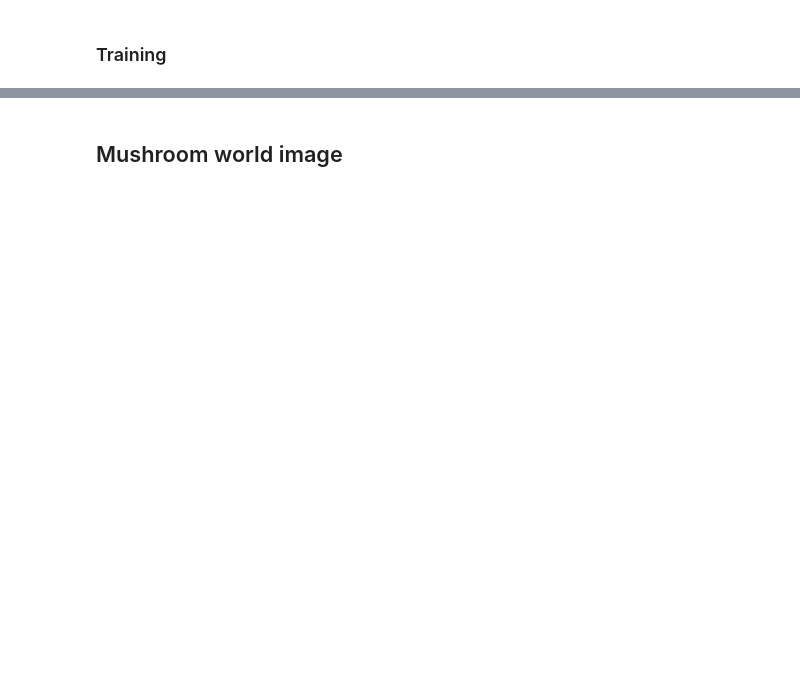
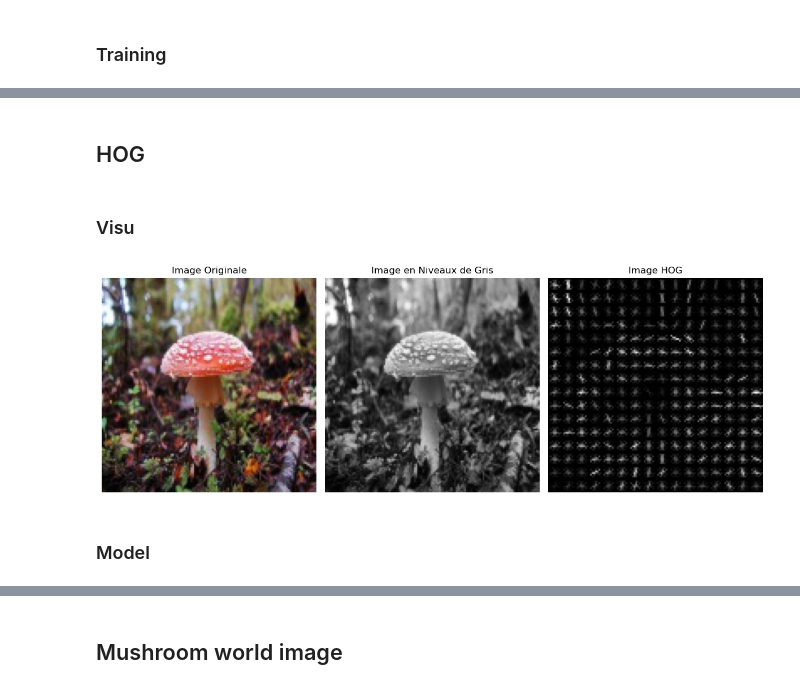
Before and after one commit to Matis24/Mushroom_Poisonous_Prediction, a Jupyter notebook: Code/cnn.ipynb, the cells around one changed output, grey strips where cells are left out. Drawn from its saved outputs; the diff is of its cells as text; code cells hidden in the pictures; blank space fills up the shorter version.

```diff
--- a/Code/cnn.ipynb
+++ b/Code/cnn.ipynb
@@ -326,0 +842,56 @@ Accuracy of the model on the test data: 42.86%
+# %% [markdown]
+## HOG
+# %% [markdown]
+### Visu
+# %%
+import numpy as np
+import matplotlib.pyplot as plt
+from skimage.feature import hog
+from skimage import color
+from PIL import Image
+
+def visualize_hog(image_path):
+    # 1. Charger l'image
+    image = Image.open(image_path).convert("RGB")
+
+    # 2. Convertir l'image en niveaux de gris
+    gray_image = color.rgb2gray(np.array(image))
+
+    # 3. Appliquer la transformation HOG
+    hog_features, hog_image = hog(
+        gray_image,
+        orientations=6,
+        pixels_per_cell=(4, 4),
+        cells_per_block=(3, 3),
+        block_norm='L2-Hys',
+        visualize=True
+    )
+
+    # 4. Visualiser l'image originale, l'image en niveaux de gris et les descripteurs HOG
+    fig, ax = plt.subplots(1, 3, figsize=(12, 6))
+
+    # Image originale
+    ax[0].imshow(image)
+    ax[0].set_title("Image Originale")
+    ax[0].axis('off')
+
+    # Image en niveaux de gris
+    ax[1].imshow(gray_image, cmap=plt.cm.gray)
+    ax[1].set_title("Image en Niveaux de Gris")
+    ax[1].axis('off')
+
+    # Image descripteurs HOG
+    ax[2].imshow(hog_image, cmap=plt.cm.gray)
+    ax[2].set_title("Image HOG")
+    ax[2].axis('off')
+
+    plt.tight_layout()
+    plt.show()
+
+# Tester la fonction avec une image
+path = "C:/Users/mbrei/OneDrive/Bureau/M2/ChampIA/Data/data_image/agaric/data/train/agaric/01BZFJIN3WRY.jpg"
+visualize_hog(path)
+# %% [output]
+[figure, added]
+# %% [markdown]
+### Model
```
Also changed, not shown: parts of 50 cells of this notebook, 1 other file.
